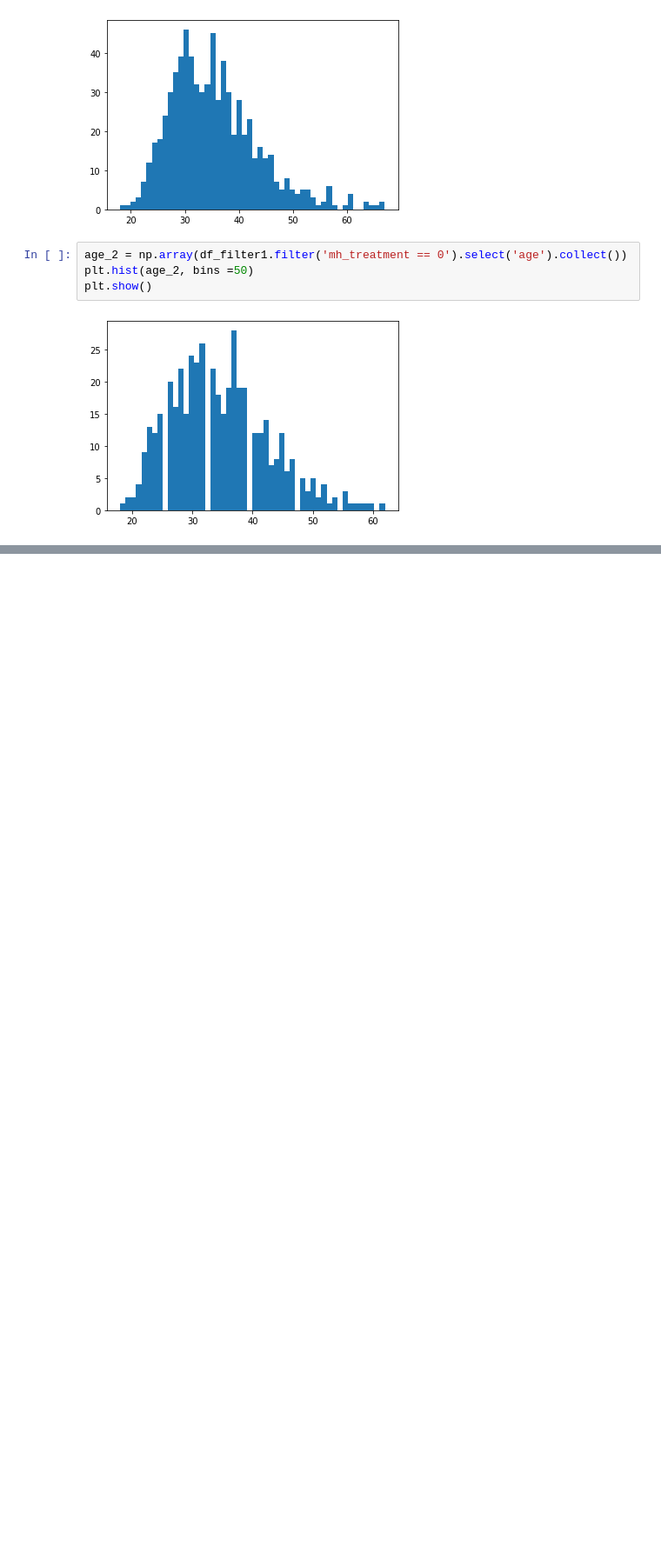
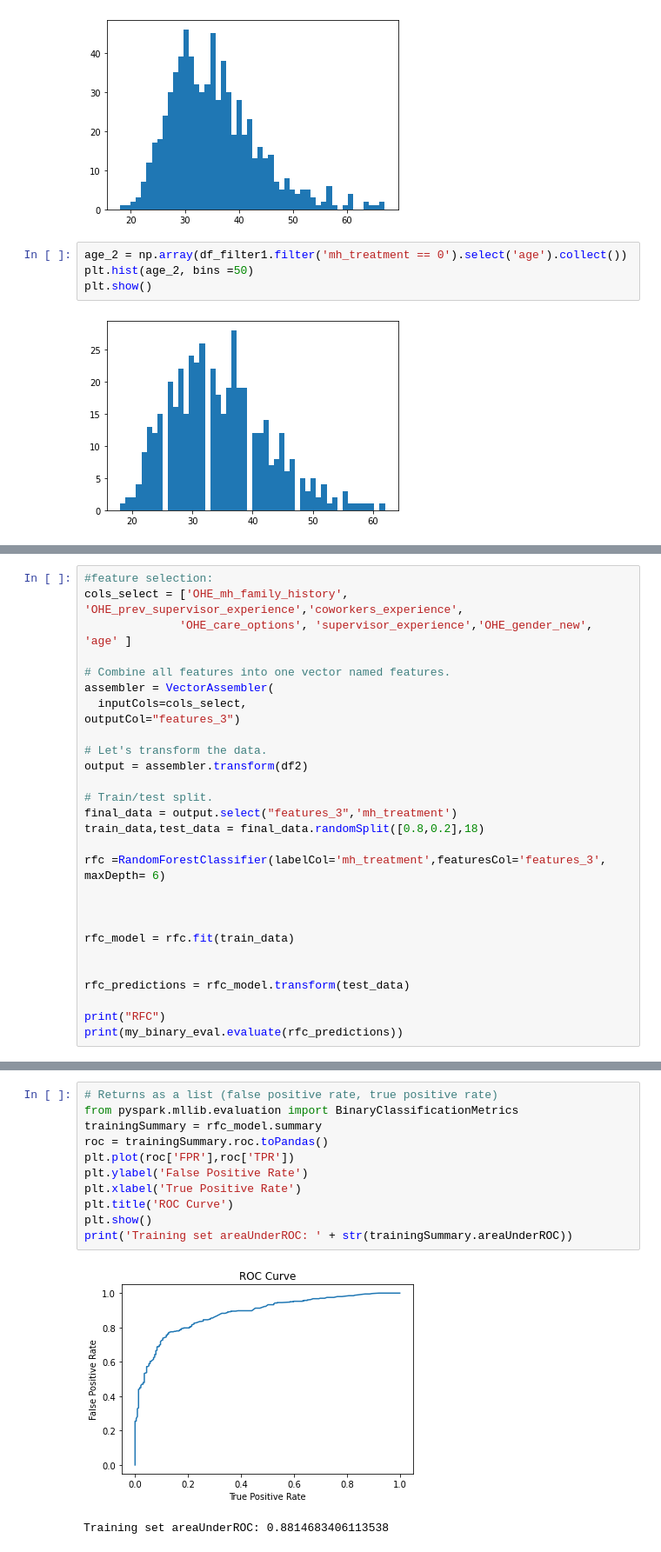
Before and after one commit to jinghuayi2022/722_iteration4_huayi_jing, a Jupyter notebook: Iteration_4_Huayi_Jing.ipynb, the cells around one changed output, grey strips where cells are left out. Shown at 87% size. Drawn from its saved outputs; the diff is of its cells as text; blank space fills up the shorter version.

```diff
--- a/Iteration_4_Huayi_Jing.ipynb
+++ b/Iteration_4_Huayi_Jing.ipynb
@@ -390,0 +1234,28 @@ print((df_filter1.count(), len(df_filter1.columns)))
+# %%
+#feature selection:
+cols_select = ['OHE_mh_family_history', 'OHE_prev_supervisor_experience','coworkers_experience',
+              'OHE_care_options', 'supervisor_experience','OHE_gender_new', 'age' ]
+
+# Combine all features into one vector named features.
+assembler = VectorAssembler(
+  inputCols=cols_select,
+outputCol="features_3")
+
+# Let's transform the data.
+output = assembler.transform(df2)
+
+# Train/test split.
+final_data = output.select("features_3",'mh_treatment')
+train_data,test_data = final_data.randomSplit([0.8,0.2],18)
+
+rfc =RandomForestClassifier(labelCol='mh_treatment',featuresCol='features_3', maxDepth= 6)
+
+
+
+rfc_model = rfc.fit(train_data)
+
+
+rfc_predictions = rfc_model.transform(test_data)
+
+print("RFC")
+print(my_binary_eval.evaluate(rfc_predictions))
@@ -390,0 +1378,14 @@ print((df_filter1.count(), len(df_filter1.columns)))
+# %%
+# Returns as a list (false positive rate, true positive rate)
+from pyspark.mllib.evaluation import BinaryClassificationMetrics
+trainingSummary = rfc_model.summary
+roc = trainingSummary.roc.toPandas()
+plt.plot(roc['FPR'],roc['TPR'])
+plt.ylabel('False Positive Rate')
+plt.xlabel('True Positive Rate')
+plt.title('ROC Curve')
+plt.show()
+print('Training set areaUnderROC: ' + str(trainingSummary.areaUnderROC))
+# %% [output]
+[figure, added]
+Training set areaUnderROC: 0.8814683406113538
```
Also changed, not shown: parts of 84 cells of this notebook.
